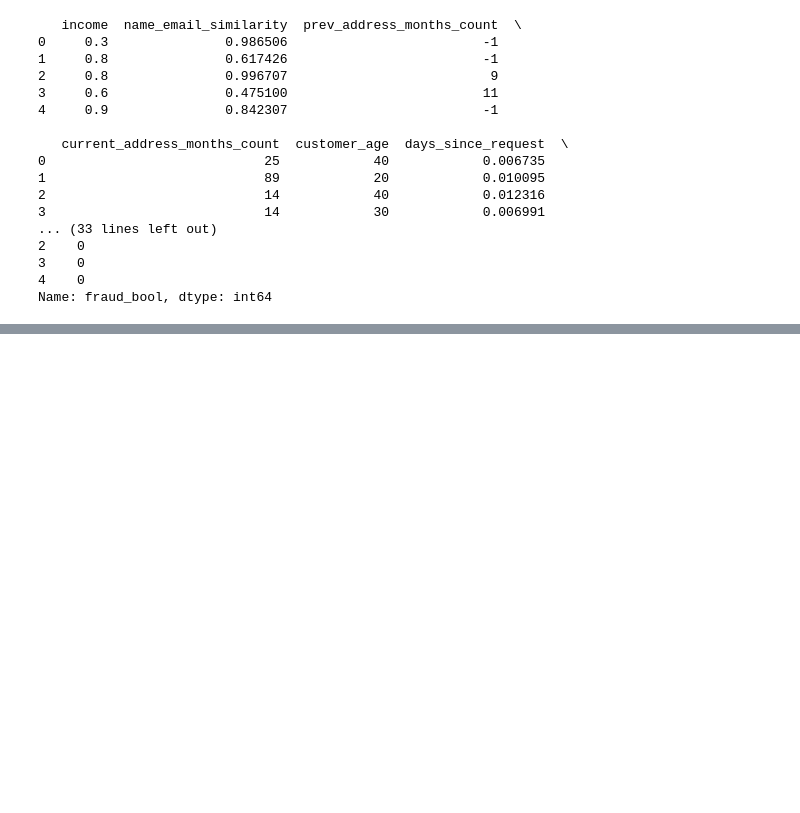
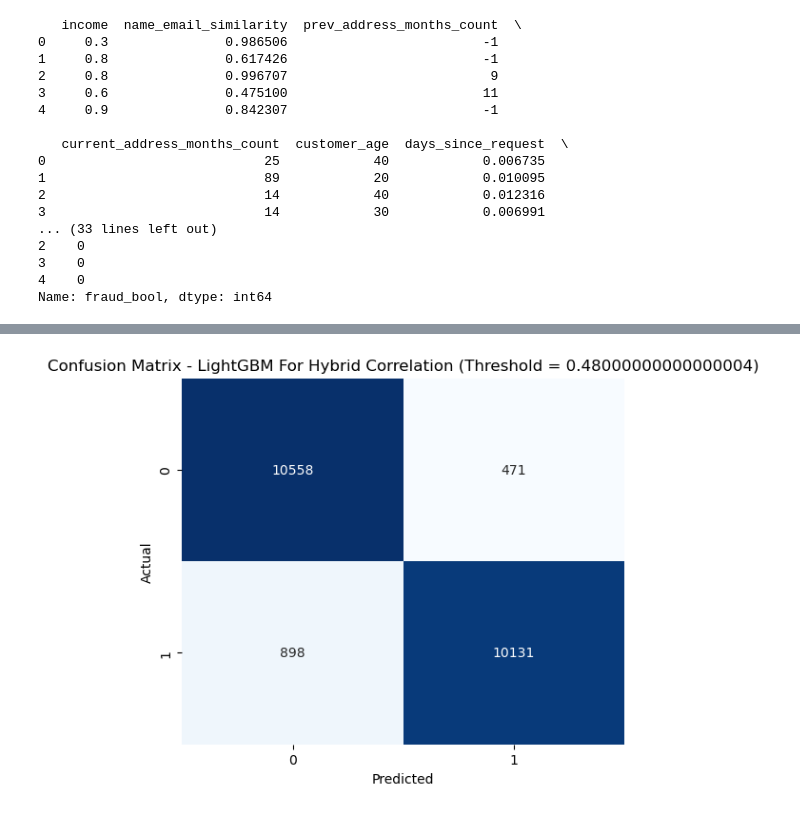
Before and after one commit to Machine-Learning-Assignmet/Assignment-2, a Jupyter notebook: capstone_assignment_supervised.ipynb, the cells around one changed output, grey strips where cells are left out. Cells and saved outputs as stored; diff of their text form; code cells hidden in the pictures; blank space fills up the shorter version.

```diff
--- a/capstone_assignment_supervised.ipynb
+++ b/capstone_assignment_supervised.ipynb
@@ -294,13 +549 @@ for col in cap_cols_numeric:
-# %%
-# Log Transformation
-skewed_cols = [
-    col for col in df_cleaned.columns
-    if df_cleaned[col].dtype != 'O'
-    and df_cleaned[col].nunique() > 10
-    and (df_cleaned[col] > 0).all()
-]
-log_df = pd.DataFrame({
-    f"{col}_log": np.log1p(df_cleaned[col])
-    for col in skewed_cols
-})
 # %%
@@ -395,5 +884,23 @@ Did not meet early stopping. Best iteration is:
 LGBMClassifier(colsample_bytree=0.9, learning_rate=0.05, n_estimators=500,
                random_state=42, subsample=0.9)
 # %%
-y_pred = lgb_model.predict(X_test)
-y_prob = lgb_model.predict_proba(X_test)[:, 1]
+# 19. Generate Predictions on TEST SETS
+
+
+# Hybrid - Correlation
+y_pred_hybrid_corr = lgb_hybrid_corr.predict(X_hybrid_test_corr)
+y_prob_hybrid_corr = lgb_hybrid_corr.predict_proba(X_hybrid_test_corr)[:, 1]
+
+# Hybrid - RFE
+y_pred_hybrid_rfe = lgb_hybrid_rfe.predict(X_hybrid_test_rfe)
+y_prob_hybrid_rfe = lgb_hybrid_rfe.predict_proba(X_hybrid_test_rfe)[:, 1]
+
+# SMOTENC - Correlation
+y_pred_over_corr = lgb_over_corr.predict(X_over_test_corr)
+y_prob_over_corr = lgb_over_corr.predict_proba(X_over_test_corr)[:, 1]
+
+# SMOTENC - RFE
+y_pred_over_rfe = lgb_over_rfe.predict(X_over_test_rfe)
+y_prob_over_rfe = lgb_over_rfe.predict_proba(X_over_test_rfe)[:, 1]
+
+print("Predictions on Test Set complete.")
@@ -464,0 +1106,11 @@ Precision: 0.950, Recall: 0.926, F1: 0.938
+# %%
+# Confusion matrix
+cmatrix = cm(y_hybrid_test, y_pred_hybrid_corr_final)
+plt.figure(figsize=(6,5))
+sns.heatmap(cmatrix, annot=True, fmt='d', cmap='Blues', cbar=False)
+plt.title(f"Confusion Matrix - LightGBM For Hybrid Correlation (Threshold = {threshold_hybrid_corr})")
+plt.xlabel("Predicted")
+plt.ylabel("Actual")
+plt.show()
+# %% [output]
+[figure, added]
```
Also changed, not shown: parts of 29 cells of this notebook.
